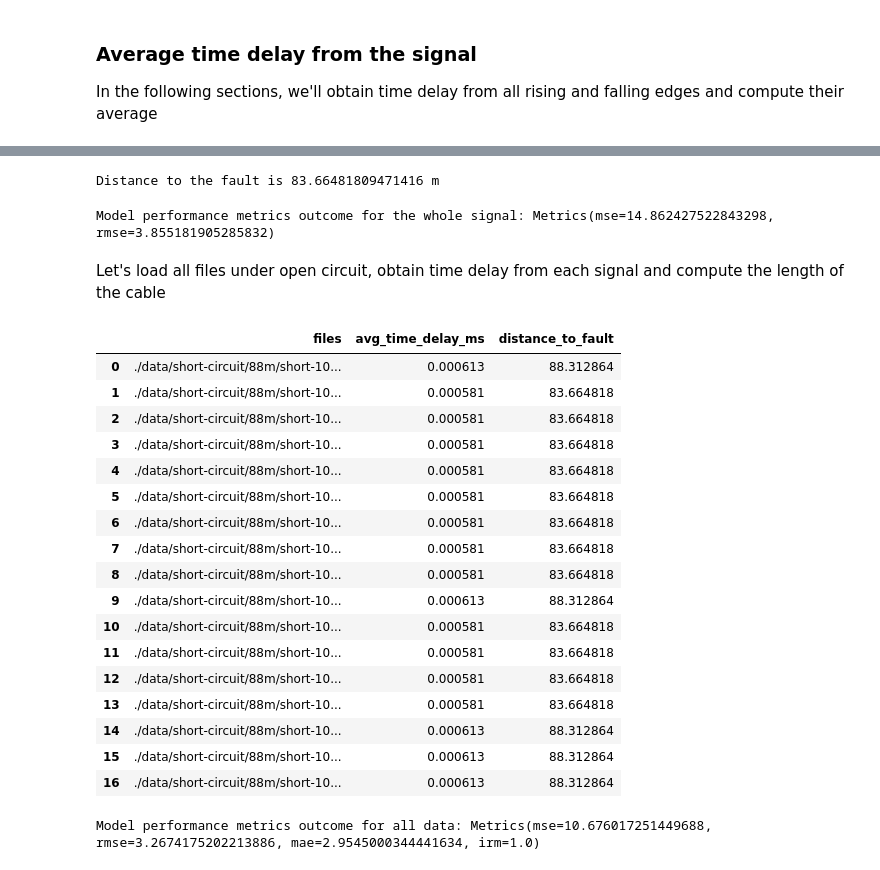
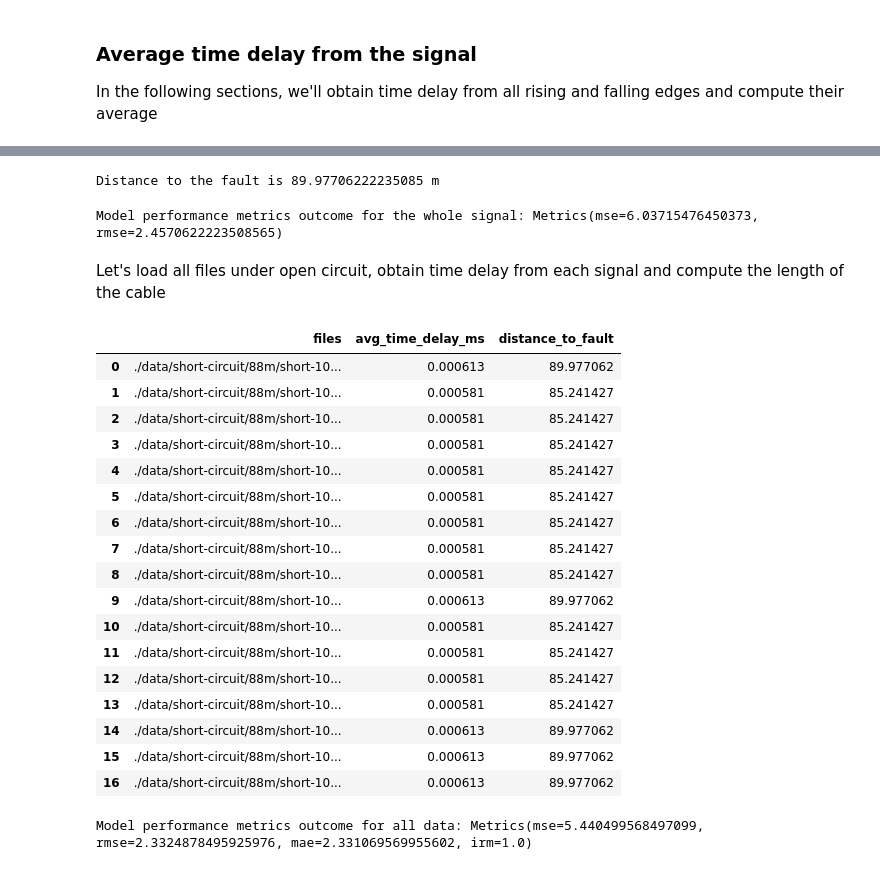
Before and after one commit to DeKUT-DSAIL/electric-fence-fault-detector-and-localiser, a Jupyter notebook: tdr/82-and-88m-shortcircuit.ipynb, the cells around one changed output, grey strips where cells are left out. Cells and saved outputs as stored; diff of their text form; code cells hidden in the pictures.

```diff
--- a/tdr/82-and-88m-shortcircuit.ipynb
+++ b/tdr/82-and-88m-shortcircuit.ipynb
@@ -8,6 +8,8 @@ import tdr_utils as ut
 config = configparser.ConfigParser()
 config.read('tdr-parameters.ini')
 
+c = float(config['signal']['c']) #speed of light
+vf = float(config['signal']['vf']) #velocity factor
 threshold = int(config['signal']['threshold'])
 frequency = float(config['signal']['frequency'])
 duty_cycle = float(config['signal']['duty_cycle'])
@@ -20,7 +22,6 @@ overlap_offset = int(config['search']['overlap_offset']) #number of samples to o
 win_size = int(config['win_interest']['win_size'])
 prior_samples = int(config['win_interest']['prior_samples']) # samples to consider before rising/falling edge index
 
-
 _num_edges = 1
 overlap_threshold = duty_cycle * (sampling_rate / frequency) - overlap_offset
 t = np.linspace(0, num_samples / sampling_rate, num=num_samples) * 1000 #time in milliseconds
@@ -144,6 +144,6 @@ Average time delay is 0.0005807032316134866 ms
 # %%
 #let's compute distance to the fault using the average time delay
-p_short_fault = ut.fault_point(avg_t_short_82m_delay)
+p_short_fault = ut.fault_point(avg_t_short_82m_delay, c, vf)
 
 print('Distance to the fault is {} m'.format(p_short_fault))
 # %% [output]
@@ -171,7 +171,7 @@ for file_path in paths:
     if valid_file:
         short_82m_edges_indices = ut.edges_detection(v_short_82m, t, num_edges, win_size, prior_samples, overlap_threshold)
         avg_t_short_82m_delay,  t_short_82m_delays = ut.avg_delay(short_82m_edges_indices, win_size, v_short_82m, t, prior_samples, display=False)
-        p_short_fault = ut.fault_point(avg_t_short_82m_delay)
+        p_short_fault = ut.fault_point(avg_t_short_82m_delay, c, vf)
 
         files.append(file_path)
         avg_time_delay_ms.append(avg_t_short_82m_delay)
@@ -328,69 +328,69 @@ Average time delay is 0.0005807032316134941 ms
 # %%
 #let's compute distance to the fault using the average time delay
-p_short_fault = ut.fault_point(avg_t_short_88m_delay)
+p_short_fault = ut.fault_point(avg_t_short_88m_delay, c, vf)
 
 print('Distance to the fault is {} m'.format(p_short_fault))
 # %% [output]
-Distance to the fault is 83.66481809471416 m
+Distance to the fault is 89.97706222235085 m
 # %%
 #model performance
 performance = ut.performance_metrics(87.52, p_short_fault, metrics=['mse'])
 print('Model performance metrics outcome for the whole signal:', performance)
 # %% [output]
-Model performance metrics outcome for the whole signal: Metrics(mse=14.862427522843298, rmse=3.855181905285832)
+Model performance metrics outcome for the whole signal: Metrics(mse=6.03715476450373, rmse=2.4570622223508565)
 # %% [markdown]
 Let's load all files under open circuit, obtain time delay from each signal and compute the length of the cable
 # %%
 short_88m_circuit_files = {}
 files = []
 avg_time_delay_ms = []
 distance_to_fault = []
 e_values = []
 paths = ut.file_paths(short_88m_files_dir) #generate paths to each file
 
 for file_path in paths:
     v_short_88m = ut.file_loader(file_path) #load the file
     valid_file = ut.file_validity(v_short_88m, num_samples, threshold) #check if there was a bus conflict while saving the file
 
     if valid_file:
         short_88m_edges_indices = ut.edges_detection(v_short_88m, t, num_edges, win_size, prior_samples, overlap_threshold)
         avg_t_short_88m_delay,  t_short_88m_delays = ut.avg_delay(short_88m_edges_indices, win_size, v_short_88m, t, prior_samples, display=False)
-        p_short_fault = ut.fault_point(avg_t_short_88m_delay)
+        p_short_fault = ut.fault_point(avg_t_short_88m_delay, c, vf)
 
         files.append(file_path)
         avg_time_delay_ms.append(avg_t_short_88m_delay)
         distance_to_fault.append(p_short_fault)
         e_values.append(87.52)
 
 short_88m_circuit_files = {'files': files,
                       'avg_time_delay_ms': avg_time_delay_ms,
                       'distance_to_fault': distance_to_fault}
 
 df_short_88m = pd.DataFrame(short_88m_circuit_files)
 
 df_short_88m
 # %% [output]
 |  | files | avg_time_delay_ms | distance_to_fault |
-| 0 | ./data/short-circuit/88m/short-10... | 0.000613 | 88.312864 |
-| 1 | ./data/short-circuit/88m/short-10... | 0.000581 | 83.664818 |
-| 2 | ./data/short-circuit/88m/short-10... | 0.000581 | 83.664818 |
-| 3 | ./data/short-circuit/88m/short-10... | 0.000581 | 83.664818 |
-| 4 | ./data/short-circuit/88m/short-10... | 0.000581 | 83.664818 |
-| 5 | ./data/short-circuit/88m/short-10... | 0.000581 | 83.664818 |
-| 6 | ./data/short-circuit/88m/short-10... | 0.000581 | 83.664818 |
-| 7 | ./data/short-circuit/88m/short-10... | 0.000581 | 83.664818 |
-| 8 | ./data/short-circuit/88m/short-10... | 0.000581 | 83.664818 |
-| 9 | ./data/short-circuit/88m/short-10... | 0.000613 | 88.312864 |
-| 10 | ./data/short-circuit/88m/short-10... | 0.000581 | 83.664818 |
-| 11 | ./data/short-circuit/88m/short-10... | 0.000581 | 83.664818 |
-| 12 | ./data/short-circuit/88m/short-10... | 0.000581 | 83.664818 |
-| 13 | ./data/short-circuit/88m/short-10... | 0.000581 | 83.664818 |
-| 14 | ./data/short-circuit/88m/short-10... | 0.000613 | 88.312864 |
-| 15 | ./data/short-circuit/88m/short-10... | 0.000613 | 88.312864 |
-| 16 | ./data/short-circuit/88m/short-10... | 0.000613 | 88.312864 |
+| 0 | ./data/short-circuit/88m/short-10... | 0.000613 | 89.977062 |
+| 1 | ./data/short-circuit/88m/short-10... | 0.000581 | 85.241427 |
+| 2 | ./data/short-circuit/88m/short-10... | 0.000581 | 85.241427 |
+| 3 | ./data/short-circuit/88m/short-10... | 0.000581 | 85.241427 |
+| 4 | ./data/short-circuit/88m/short-10... | 0.000581 | 85.241427 |
+| 5 | ./data/short-circuit/88m/short-10... | 0.000581 | 85.241427 |
+| 6 | ./data/short-circuit/88m/short-10... | 0.000581 | 85.241427 |
+| 7 | ./data/short-circuit/88m/short-10... | 0.000581 | 85.241427 |
+| 8 | ./data/short-circuit/88m/short-10... | 0.000581 | 85.241427 |
+| 9 | ./data/short-circuit/88m/short-10... | 0.000613 | 89.977062 |
+| 10 | ./data/short-circuit/88m/short-10... | 0.000581 | 85.241427 |
+| 11 | ./data/short-circuit/88m/short-10... | 0.000581 | 85.241427 |
+| 12 | ./data/short-circuit/88m/short-10... | 0.000581 | 85.241427 |
+| 13 | ./data/short-circuit/88m/short-10... | 0.000581 | 85.241427 |
+| 14 | ./data/short-circuit/88m/short-10... | 0.000613 | 89.977062 |
+| 15 | ./data/short-circuit/88m/short-10... | 0.000613 | 89.977062 |
+| 16 | ./data/short-circuit/88m/short-10... | 0.000613 | 89.977062 |
 # %%
 #model performance
 performance = ut.performance_metrics(e_values, distance_to_fault)
 print('Model performance metrics outcome for all data:', performance)
 # %% [output]
-Model performance metrics outcome for all data: Metrics(mse=10.676017251449688, rmse=3.2674175202213886, mae=2.9545000344441634, irm=1.0)
+Model performance metrics outcome for all data: Metrics(mse=5.440499568497099, rmse=2.3324878495925976, mae=2.331069569955602, irm=1.0)
```
Also changed, not shown: parts of 32 cells of this notebook, 13 other files.
